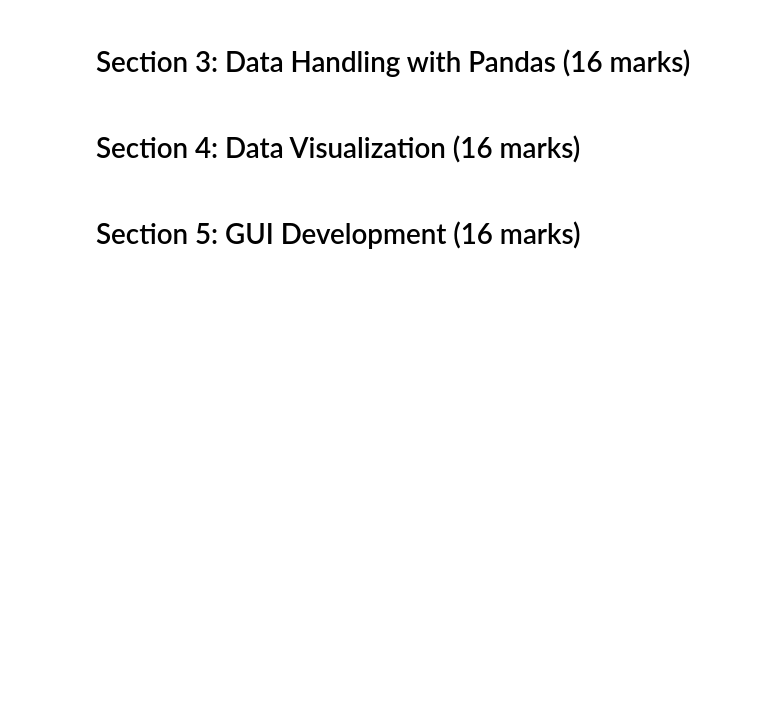
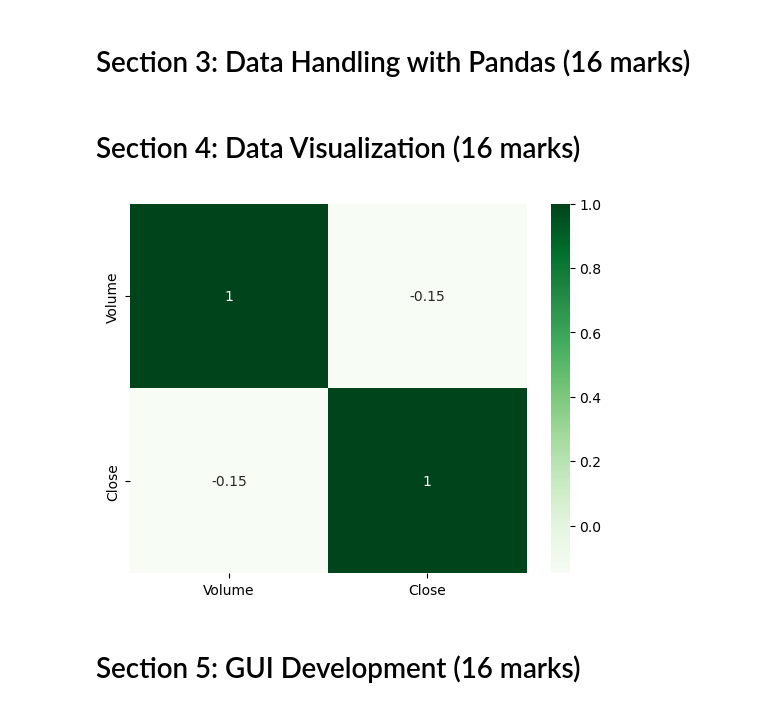
Before and after one commit to Nikhil5566/N1217583, a Jupyter notebook: NTU_XXXXX_SOFT40161_CourseWorkTemplate.ipynb, the cells around one changed output. Saved outputs shown, nothing was run; the diff lists cells and outputs as text; code cells hidden in the pictures; blank space fills up the shorter version.

```diff
--- a/NTU_XXXXX_SOFT40161_CourseWorkTemplate.ipynb
+++ b/NTU_XXXXX_SOFT40161_CourseWorkTemplate.ipynb
@@ -84,6 +84,10 @@ trend_identify(NVDA_df)
 | 6507 | 2024-12-02 | 138.830002 | 140.449997 | 137.820007 | 138.630005 | 138.630005 | 171682800 | Up |
 | 6508 | 2024-12-03 | 138.259995 | 140.539993 | 137.949997 | 140.259995 | 140.259995 | 163769200 | Up |
 6509 rows × 8 columns
+# %%
+def correlation_close(df, parm = "Close"):
+    new_df = df[["Volume", parm]]
+    sns.heatmap(new_df.corr(), annot = True, cmap = "Greens")
 # %% [markdown]
 # Section 3: Data Handling with Pandas (16 marks)
 # %%
@@ -94,6 +98,10 @@ trend_identify(NVDA_df)
 # Section 4: Data Visualization (16 marks)
 # %%
 # Explanation and Documentation
+# %%
+correlation_close(NVDA_df)
+# %% [output]
+[figure, added]
 # %%
 # Reflection on results
 # %% [markdown]
```
